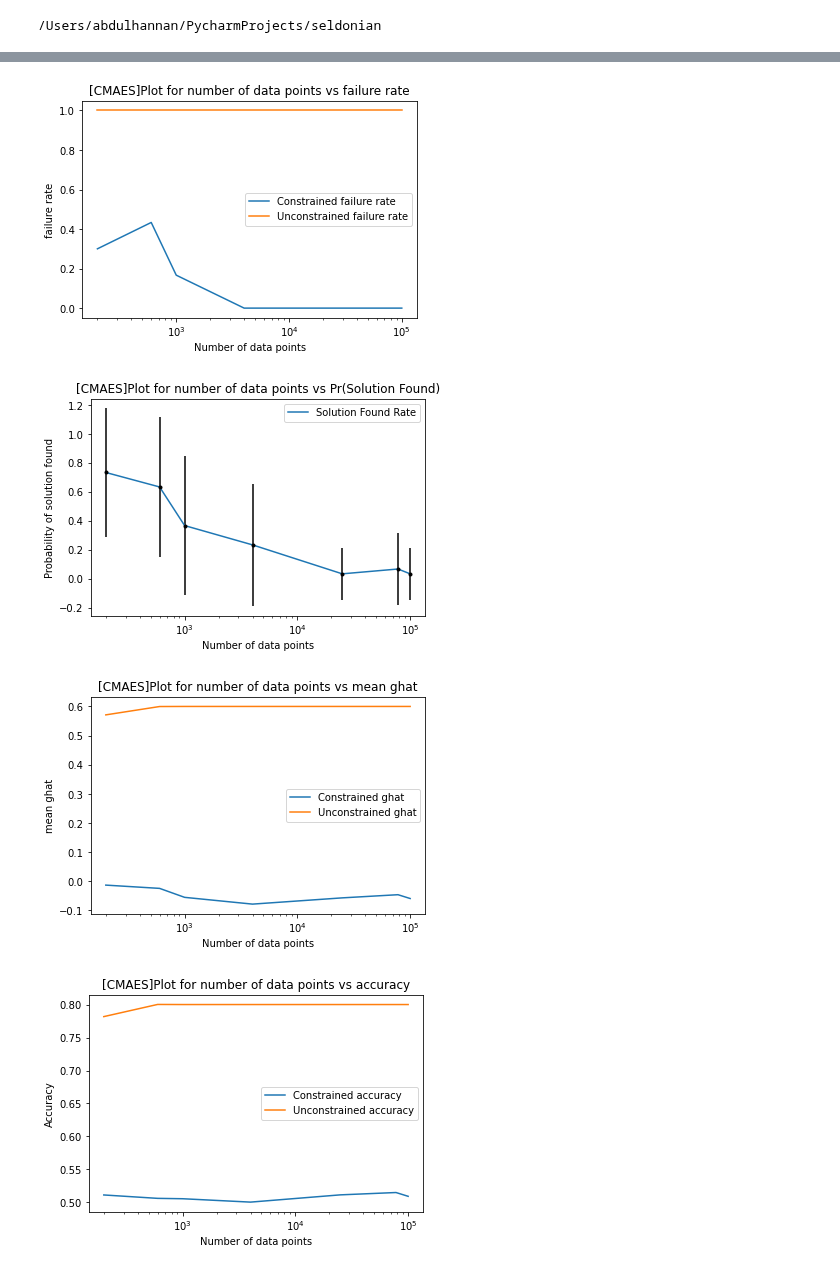
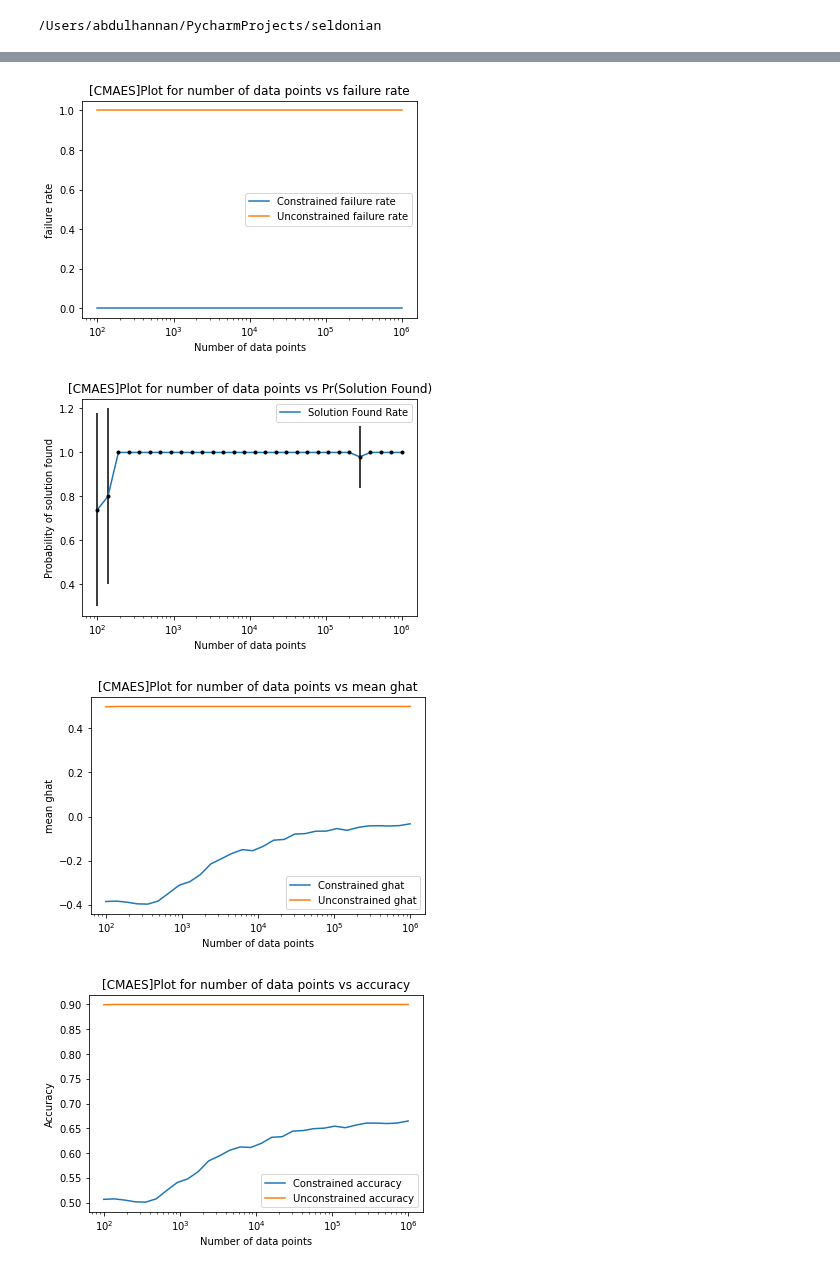
Before and after one commit to hannanabdul55/seldonian-fairness, a Jupyter notebook: notebooks/Plot_results-final.ipynb, the cells around one changed output, grey strips where cells are left out. Saved outputs shown, nothing was run; the diff lists cells and outputs as text; code cells hidden in the pictures.

```diff
--- a/notebooks/Plot_results-final.ipynb
+++ b/notebooks/Plot_results-final.ipynb
@@ -13,5 +13,5 @@ from experiment.plot_results import *
 # %%
-folder = 'result/result_final_powell_dry'
+folder = 'result/result_final_cmaes_hf_50tr'
 
 config = pickle.load(open(folder + "/config.p", "rb"))
 exps = pickle.load(open(folder + "/exps.p", "rb"))
@@ -27,12 +27,12 @@ plot_results(res, config['opt'])
 # %%
-folder = 'result/result_cmaes_tight_strat'
+folder = 'result/result_final_cmaes_hf_50tr_strat'
 
 config = pickle.load(open(folder + "/config.p", "rb"))
 exps = pickle.load(open(folder + "/exps.p", "rb"))
 res = pickle.load(open(list(glob.glob(folder + '/final_res*.p'))[0], 'rb'))
 plot_results(res, config['opt'])
 # %% [output]
-[figure, old version]
+[figure, new version]
-[figure, old version]
+[figure, new version]
-[figure, old version]
+[figure, new version]
-[figure, old version]
+[figure, new version]
```
Also changed, not shown: parts of 11 cells of this notebook, 2 other files.
